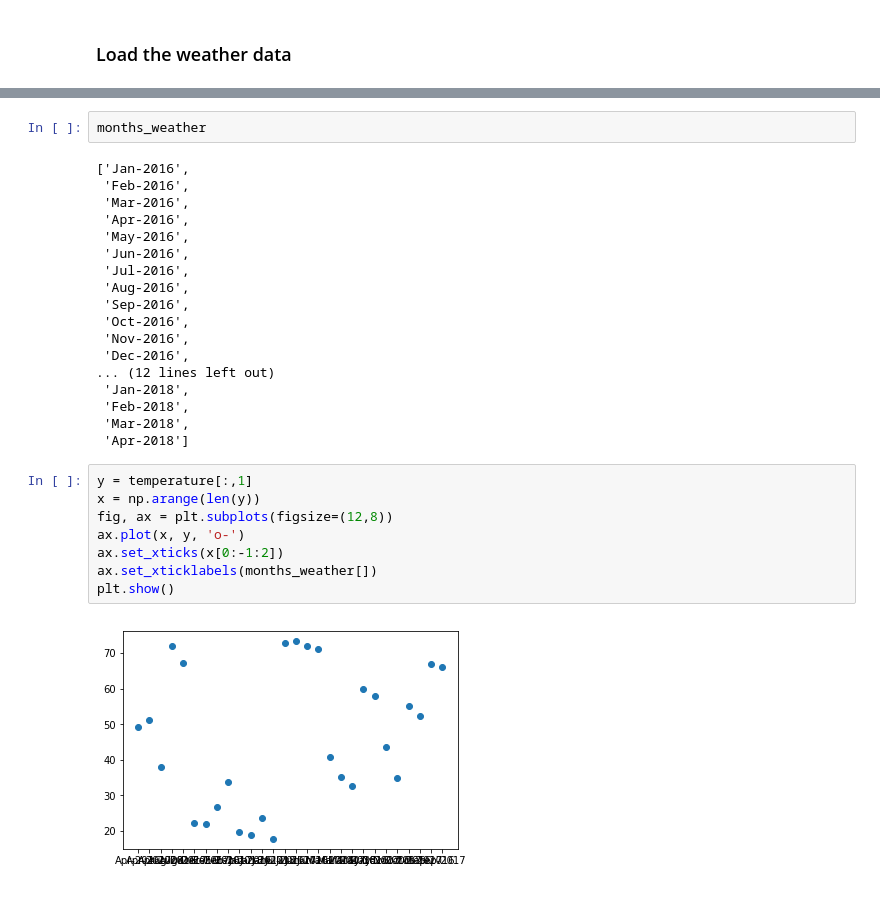
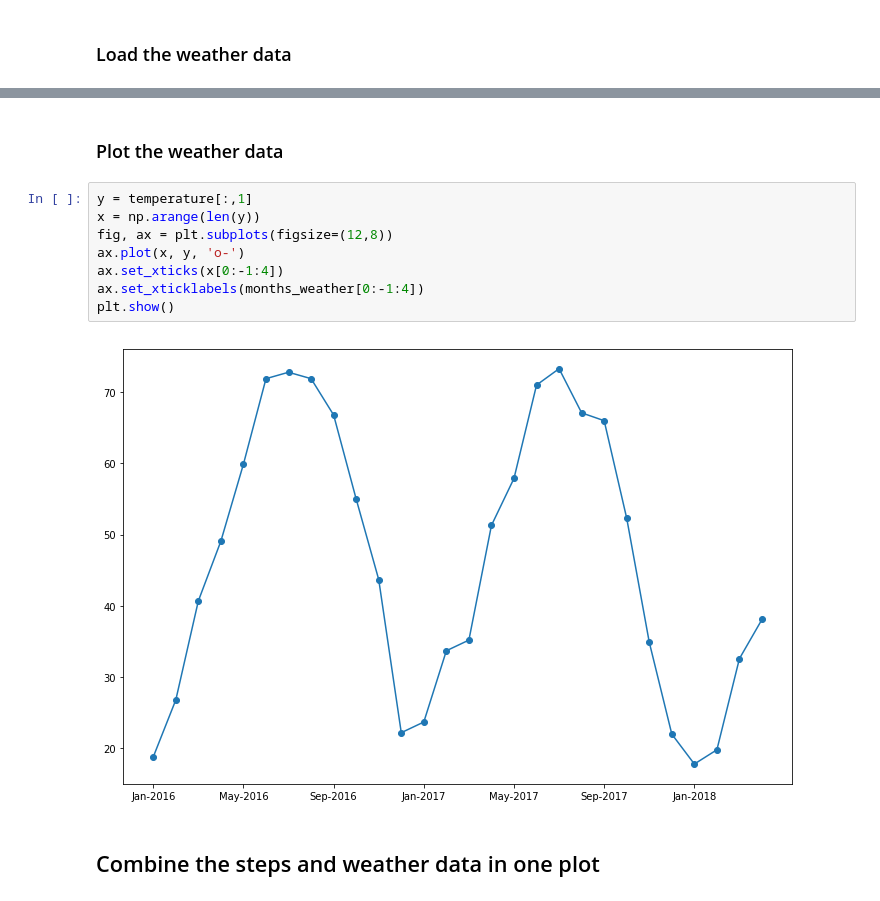
Before and after one commit to johnwmillr/WeatherStepCount, a Jupyter notebook: Apple_Health_StepCounts.ipynb, the cells around one changed output, grey strips where cells are left out. Cells and saved outputs as stored; diff of their text form.

```diff
--- a/Apple_Health_StepCounts.ipynb
+++ b/Apple_Health_StepCounts.ipynb
@@ -149,30 +100,14 @@ intersect1d(ar1, ar2, assume_unique=False)
-# %%
-months_weather
-# %% [output]
-['Jan-2016',
- 'Feb-2016',
- 'Mar-2016',
- 'Apr-2016',
- 'May-2016',
- 'Jun-2016',
- 'Jul-2016',
- 'Aug-2016',
- 'Sep-2016',
- 'Oct-2016',
- 'Nov-2016',
- 'Dec-2016',
-... (12 lines left out)
- 'Jan-2018',
- 'Feb-2018',
- 'Mar-2018',
- 'Apr-2018']
+# %% [markdown]
+### Plot the weather data
 # %%
 y = temperature[:,1]
 x = np.arange(len(y))
 fig, ax = plt.subplots(figsize=(12,8))
 ax.plot(x, y, 'o-')
-ax.set_xticks(x[0:-1:2])
-ax.set_xticklabels(months_weather[])
+ax.set_xticks(x[0:-1:4])
+ax.set_xticklabels(months_weather[0:-1:4])
 plt.show()
 # %% [output]
-[figure, old version]
+[figure, new version]
+# %% [markdown]
+## Combine the steps and weather data in one plot
```
Also changed, not shown: parts of 16 cells of this notebook.
